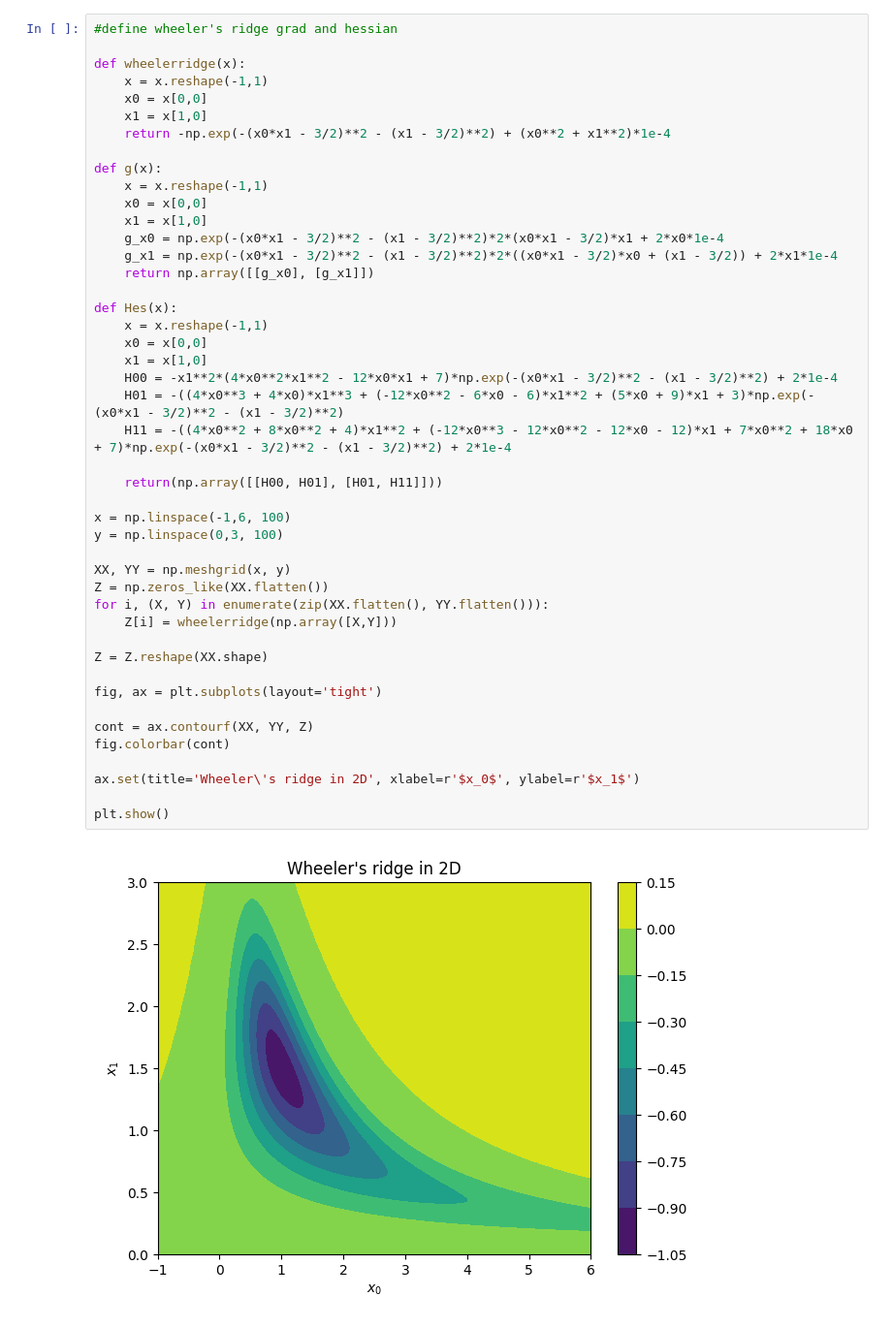
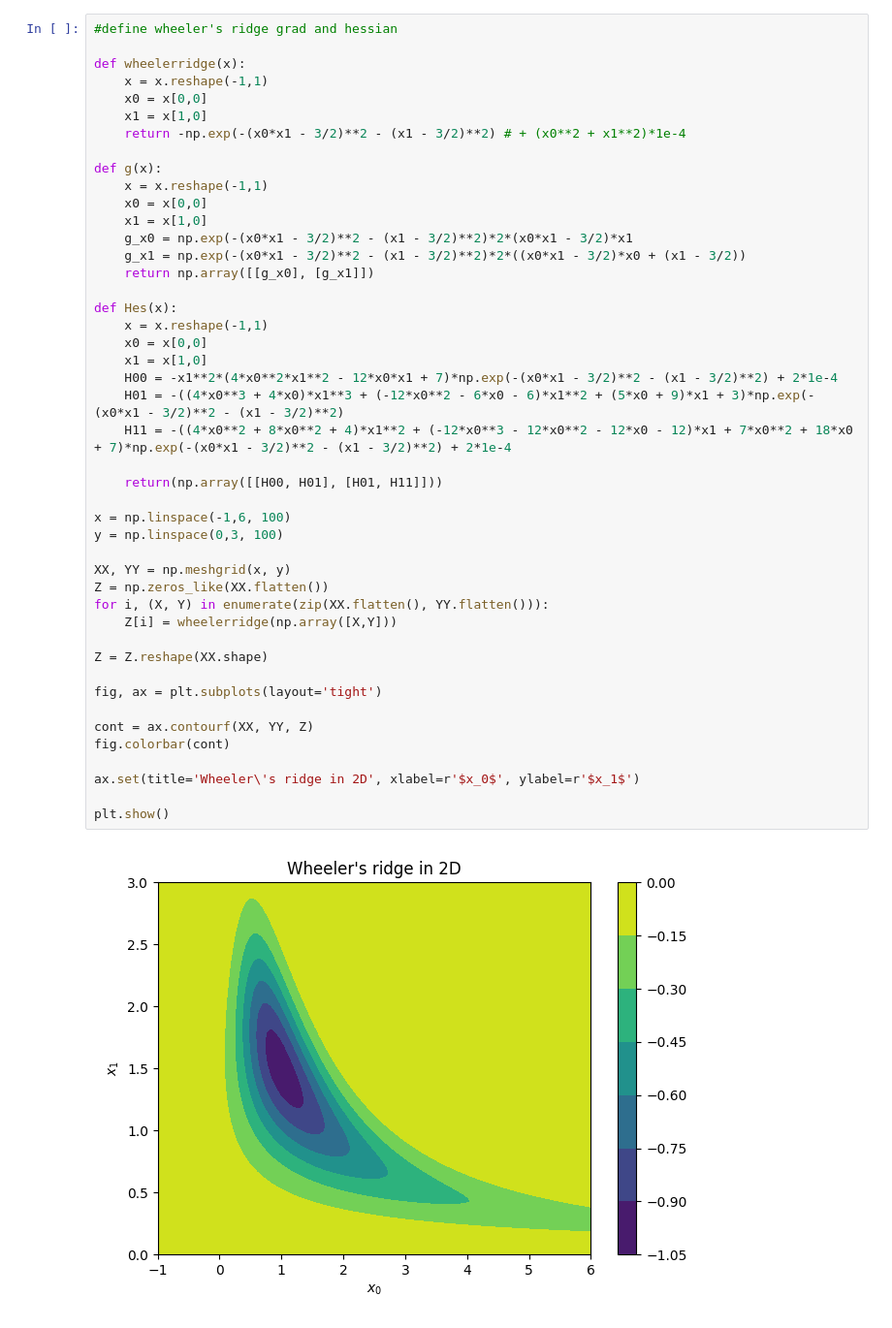
Before and after one commit to BGhertner/APMA923-Assig3, a Jupyter notebook: Code/testing_methods.ipynb, the cells around one changed output. Shown at 97% size. Cells and saved outputs as stored; diff of their text form.

```diff
--- a/Code/testing_methods.ipynb
+++ b/Code/testing_methods.ipynb
@@ -15,43 +16,43 @@ def wheelerridge(x):
     x = x.reshape(-1,1)
     x0 = x[0,0]
     x1 = x[1,0]
-    return -np.exp(-(x0*x1 - 3/2)**2 - (x1 - 3/2)**2) + (x0**2 + x1**2)*1e-4
+    return -np.exp(-(x0*x1 - 3/2)**2 - (x1 - 3/2)**2) # + (x0**2 + x1**2)*1e-4
 
 def g(x):
     x = x.reshape(-1,1)
     x0 = x[0,0]
     x1 = x[1,0]
-    g_x0 = np.exp(-(x0*x1 - 3/2)**2 - (x1 - 3/2)**2)*2*(x0*x1 - 3/2)*x1 + 2*x0*1e-4
-    g_x1 = np.exp(-(x0*x1 - 3/2)**2 - (x1 - 3/2)**2)*2*((x0*x1 - 3/2)*x0 + (x1 - 3/2)) + 2*x1*1e-4
+    g_x0 = np.exp(-(x0*x1 - 3/2)**2 - (x1 - 3/2)**2)*2*(x0*x1 - 3/2)*x1
+    g_x1 = np.exp(-(x0*x1 - 3/2)**2 - (x1 - 3/2)**2)*2*((x0*x1 - 3/2)*x0 + (x1 - 3/2))
     return np.array([[g_x0], [g_x1]])
 
 def Hes(x):
     x = x.reshape(-1,1)
     x0 = x[0,0]
     x1 = x[1,0]
     H00 = -x1**2*(4*x0**2*x1**2 - 12*x0*x1 + 7)*np.exp(-(x0*x1 - 3/2)**2 - (x1 - 3/2)**2) + 2*1e-4
     H01 = -((4*x0**3 + 4*x0)*x1**3 + (-12*x0**2 - 6*x0 - 6)*x1**2 + (5*x0 + 9)*x1 + 3)*np.exp(-(x0*x1 - 3/2)**2 - (x1 - 3/2)**2)
     H11 = -((4*x0**2 + 8*x0**2 + 4)*x1**2 + (-12*x0**3 - 12*x0**2 - 12*x0 - 12)*x1 + 7*x0**2 + 18*x0 + 7)*np.exp(-(x0*x1 - 3/2)**2 - (x1 - 3/2)**2) + 2*1e-4
 
     return(np.array([[H00, H01], [H01, H11]]))
 
 x = np.linspace(-1,6, 100)
 y = np.linspace(0,3, 100)
 
 XX, YY = np.meshgrid(x, y)
 Z = np.zeros_like(XX.flatten())
 for i, (X, Y) in enumerate(zip(XX.flatten(), YY.flatten())):
     Z[i] = wheelerridge(np.array([X,Y]))
 
 Z = Z.reshape(XX.shape)
 
 fig, ax = plt.subplots(layout='tight')
 
 cont = ax.contourf(XX, YY, Z)
 fig.colorbar(cont)
 
 ax.set(title='Wheeler\'s ridge in 2D', xlabel=r'$x_0$', ylabel=r'$x_1$')
 
 plt.show()
 # %% [output]
-[figure, old version]
+[figure, new version]
```
Also changed, not shown: parts of 6 cells of this notebook, 2 other files.
